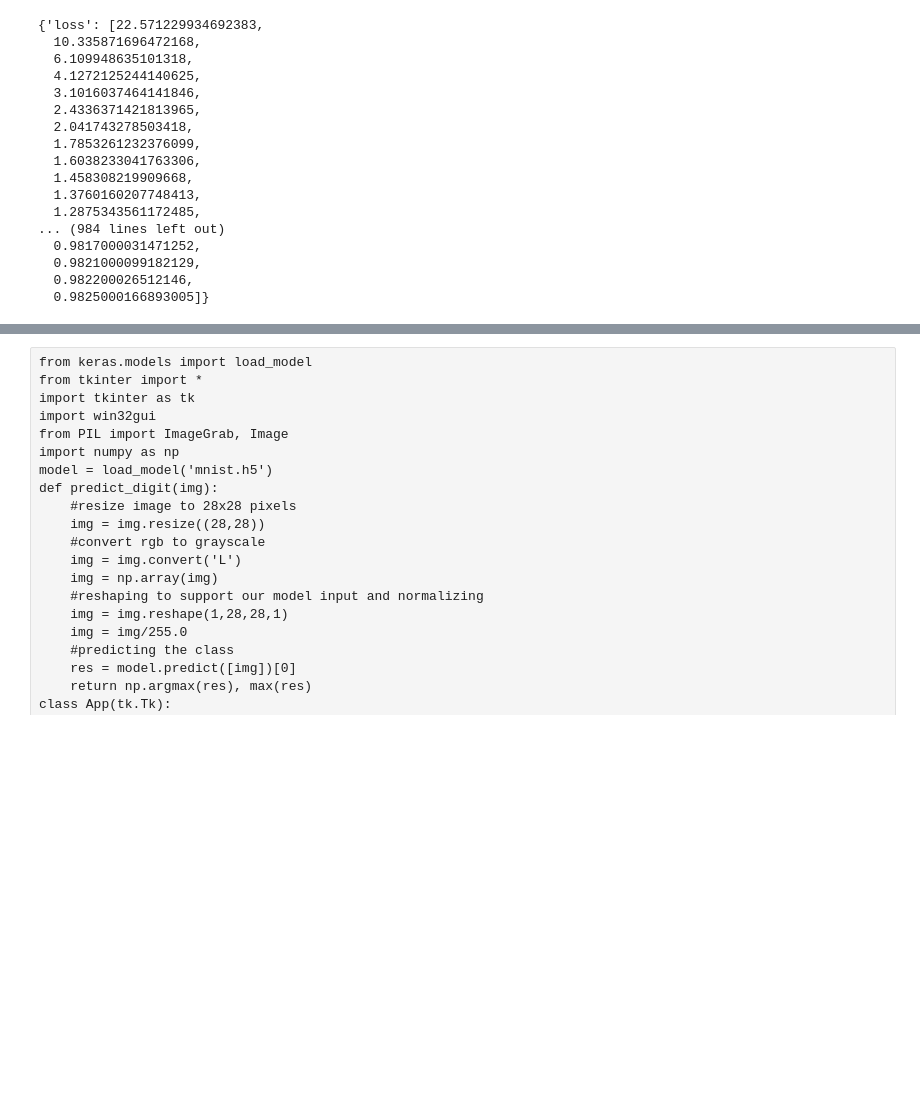
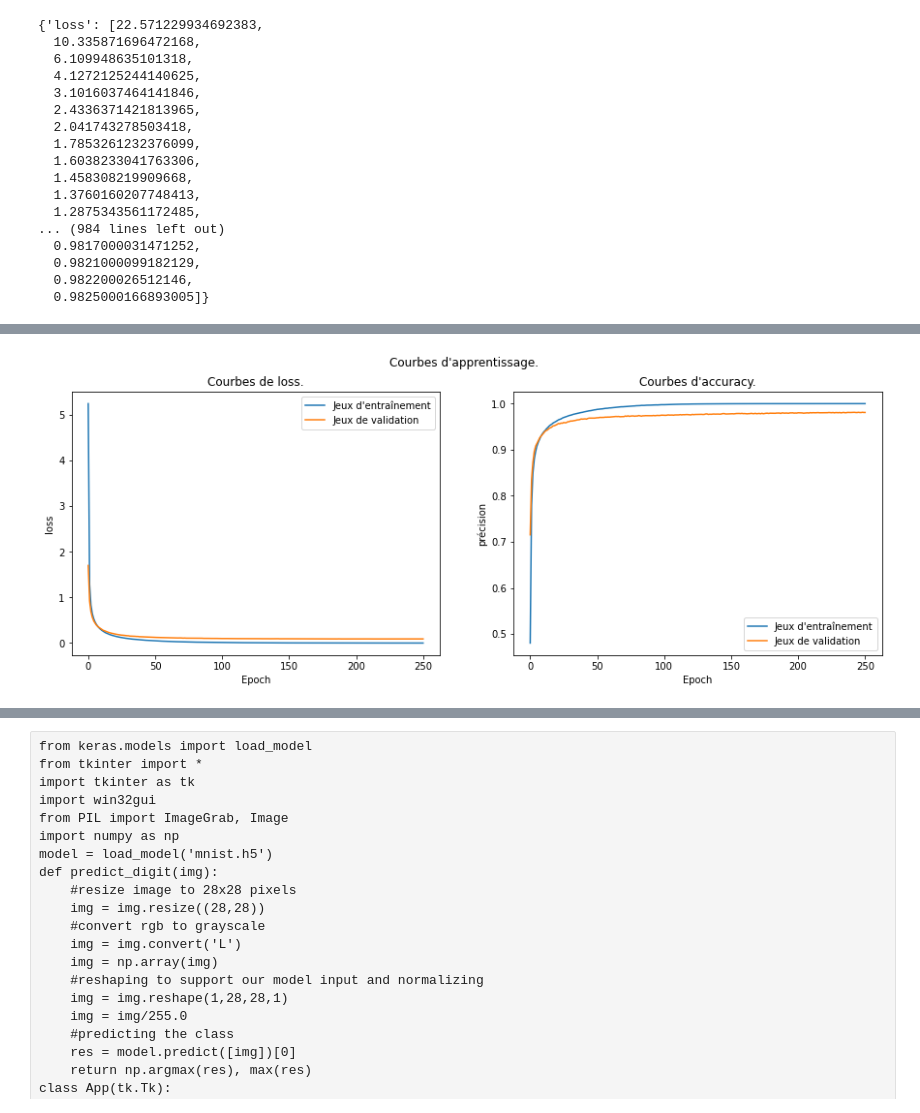
Before and after one commit to jpphi/prj_final, a Jupyter notebook: id_handwritten/E2_baseb5.ipynb, the cells around one changed output, grey strips where cells are left out. Saved outputs shown, nothing was run; the diff lists cells and outputs as text; code cells hidden in the pictures; blank space fills up the shorter version.

```diff
--- a/id_handwritten/E2_baseb5.ipynb
+++ b/id_handwritten/E2_baseb5.ipynb
@@ -553,12 +556,12 @@ from tensorflow.keras.layers import Conv2D, MaxPooling2D
 # %%
 # Importation du jeux d'entraînement
-f = h5py.File("train.hdf5", 'r')
-train_x, train_y = f['image'][...], f['label'][...]
+f = h5py.File("./datas/train.hdf5", 'r')
+train_x, train_y = (f['image'][...])/255.0, f['label'][...]
 f.close()
 
 # Importation du jeux de test
-f = h5py.File("test.hdf5", 'r')
-test_x, test_y = f['image'][...], f['label'][...]
+f = h5py.File("./datas/test.hdf5", 'r')
+test_x, test_y = (f['image'][...])/255.0, f['label'][...]
 f.close()
 # %%
 # On récupère les données et on les met en forme pour qu'elles soient compatible avec le CNN.
@@ -616,10 +606,5 @@ model.add(Dense(nb_classe, activation='softmax'))
 model.compile(loss=keras.losses.categorical_crossentropy,optimizer=keras.optimizers.Adadelta(),metrics=['accuracy'])
 # %%
 hist = model.fit(data_train_pour_cnn, train_y_conv, batch_size=batch_size, epochs=epochs,
-                 verbose=1,validation_data=(data_test_pour_cnn, test_y_conv))
-
-#print("The model has successfully trained")
-model.save(f'mnist_{epochs}.h5')
-#print("Saving the model as mnist.h5")
-print("sauvegarde du modèle.")
+                 verbose=1,validation_data=(data_test_pour_cnn, test_y_conv), workers= -1)
 # %% [output]
@@ -1689,0 +711,29 @@ from PIL import ImageGrab, Image
+# %%
+def affiche_courbes(d= None):
+    for k in d.keys():
+        print(k)
+
+"""
+plt.plot(x, d["loss"], label= "Jeu entrainement")
+plt.plot(x, d["val_loss"], label= "Jeu de test")
+plt.xlabel("Taille du jeux d'entrainement")
+plt.ylabel("Précision")
+_= plt.legend()
+"""
+x= range(len(hist.history["loss"]))
+
+fig, axes= plt.subplots(1, 2, figsize= (15,5))
+fig.suptitle("Courbes d'apprentissage.")
+axes[0].plot(x, hist.history["loss"], label="Jeux d'entraînement")
+axes[0].plot(x,hist.history["val_loss"], label="Jeux de validation")
+axes[0].set_title("Courbes de loss.")
+axes[0].set(xlabel= "Epoch", ylabel="loss")
+axes[0].legend()
+
+axes[1].plot(x,hist.history["accuracy"], label="Jeux d'entraînement")
+axes[1].plot(x,hist.history["val_accuracy"], label="Jeux de validation")
+axes[1].set_title("Courbes d'accuracy.")
+axes[1].set(xlabel= "Epoch", ylabel="précision")
+_= axes[1].legend()
+# %% [output]
+[figure, added]
```
Also changed, not shown: parts of 29 cells of this notebook, 11 other files.
